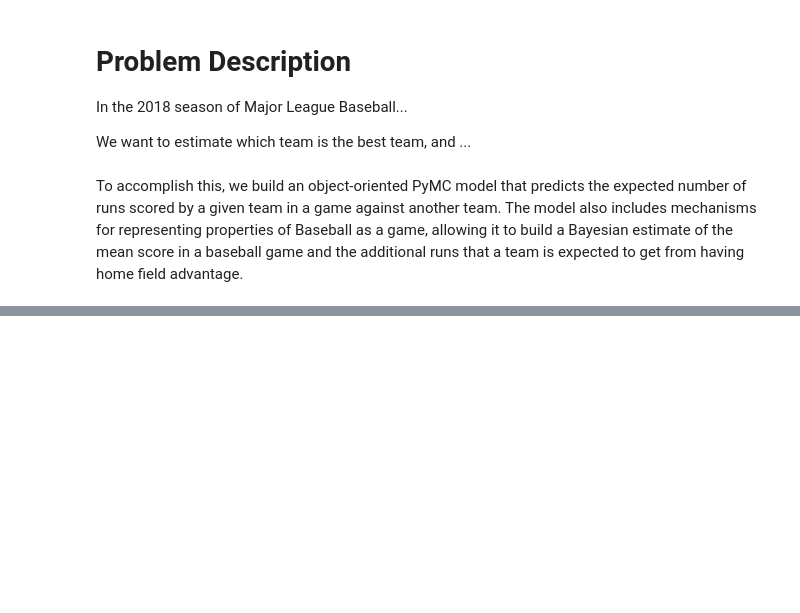
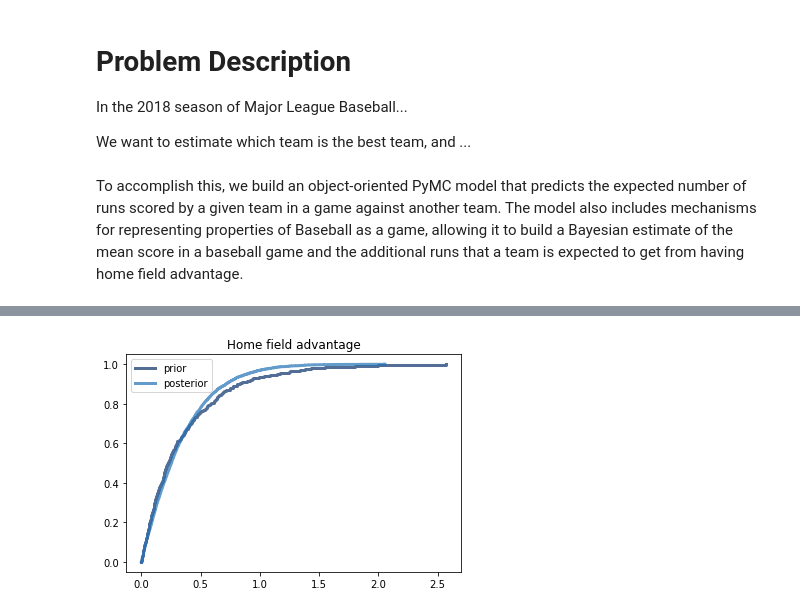
Before and after one commit to sammyers/bayesball, a Jupyter notebook: code/bayesball.ipynb, the cells around one changed output, grey strips where cells are left out. Cells and saved outputs as stored; diff of their text form; code cells hidden in the pictures; blank space fills up the shorter version.

```diff
--- a/code/bayesball.ipynb
+++ b/code/bayesball.ipynb
@@ -138,3 +117,9 @@ for k in sorted(trace.varnames):
+# %%
+plotCdf(prior_trace['baseball.home_field_advantage'], label='prior')
+plotCdf(trace['baseball.home_field_advantage'], label='posterior')
+thinkplot.Config(title='Home field advantage')
+# %% [output]
+[figure, added]
 # %%
 def plot_better(better, worse):
     plotCdf(prior_trace[f'{better}.quality'] - prior_trace[f'{worse}.quality'], label='prior', color='grey')
```
Also changed, not shown: parts of 9 cells of this notebook.
